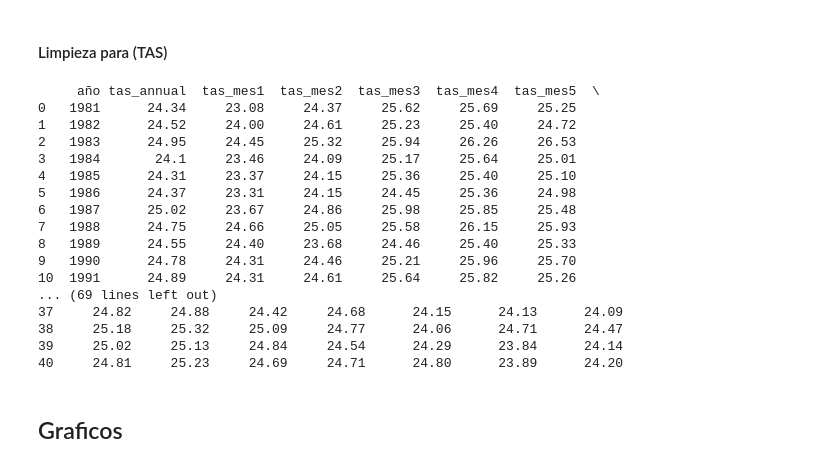
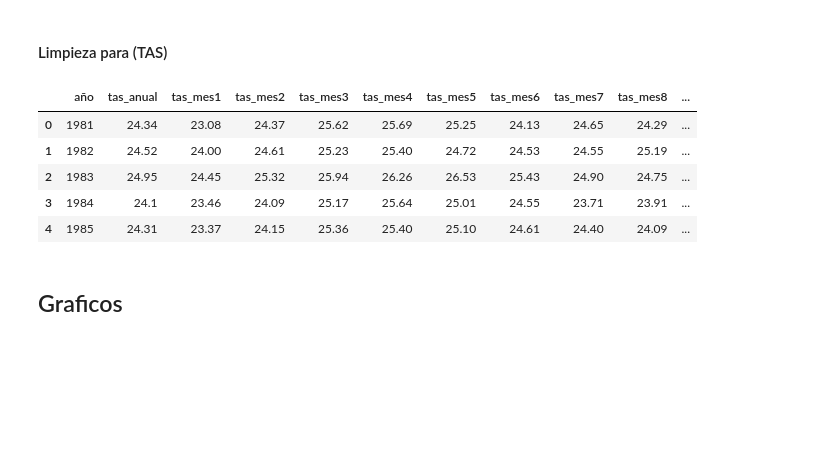
Before and after one commit to jalmengor/experimental-design-project, a Jupyter notebook: experimento.ipynb, the cells around one changed output. Cells and saved outputs as stored; diff of their text form; code cells hidden in the pictures; blank space fills up the shorter version.

```diff
--- a/experimento.ipynb
+++ b/experimento.ipynb
@@ -450,8 +413,8 @@ df_tas_annual = df_tas_annual_all.T.reset_index()
 df_tas_monthly = df_tas_monthly_all.T.reset_index()
 
 # Cambiar nombres de las columnas actuales
-df_tas_annual.columns = ['date', 'tas_annual']
-df_tas_monthly.columns = ['date', 'tas_monthly']
+df_tas_annual.columns = ['date', 'tas_anual']
+df_tas_monthly.columns = ['date', 'tas_mensual']
 
 # Eliminar las filas 0 y 1
 df_tas_annual = df_tas_annual.drop(index=[0, 1]).reset_index(drop=True)
@@ -462,53 +425,43 @@ df_tas_annual['date'] = pd.to_datetime(df_tas_annual['date'])
 df_tas_monthly['date'] = pd.to_datetime(df_tas_monthly['date'])
 
 # # Crear nuevas columnas para año y mes
 df_tas_annual['año'] = df_tas_annual['date'].dt.year
 
 df_tas_monthly['año'] = df_tas_monthly['date'].dt.year
 df_tas_monthly['mes'] = df_tas_monthly['date'].dt.month
 
 # Definir seleccionar en rango de años
 df_tas_annual = df_tas_annual[(df_tas_annual['año'] >= inicio_rango_años_limpieza) & (df_tas_annual['año'] <= fin_rango_años_limpieza)]
 df_tas_monthly = df_tas_monthly[(df_tas_monthly['año'] >= inicio_rango_años_limpieza) & (df_tas_monthly['año'] <= fin_rango_años_limpieza)]
 
 # Crear las nuevas columnas con valores condicionales para todos los meses
 for i in range(1, 13):
-    df_tas_monthly[f'tas_mes{i}'] = df_tas_monthly.apply(lambda row: row['tas_monthly'] if row['mes'] == i else 0, axis=1)
+    df_tas_monthly[f'tas_mes{i}'] = df_tas_monthly.apply(lambda row: row['tas_mensual'] if row['mes'] == i else 0, axis=1)
 
 # Agrupar por año, sumar las nuevas columnas para mensuales
 months = range(1, 13)
 agg_dict = {
     **{f'tas_mes{month}': 'sum' for month in months}
 }
 df_tas_monthly = df_tas_monthly.groupby(['año']).agg(agg_dict).reset_index()
 
 # Agrupar para anuales
-df_tas_annual = df_tas_annual.groupby(['año'])['tas_annual'].sum().reset_index()
+df_tas_annual = df_tas_annual.groupby(['año'])['tas_anual'].sum().reset_index()
 
 
 # Unir los DataFrames por la columna 'año'
 df_tas = pd.merge(df_tas_annual, df_tas_monthly, on='año', how='outer')
 
 # Imprimir
-print(df_tas)
+# print(df_tas)
+df_tas.head()
 # %% [output]
-     año tas_annual  tas_mes1  tas_mes2  tas_mes3  tas_mes4  tas_mes5  \
-0   1981      24.34     23.08     24.37     25.62     25.69     25.25
-1   1982      24.52     24.00     24.61     25.23     25.40     24.72
-2   1983      24.95     24.45     25.32     25.94     26.26     26.53
-3   1984       24.1     23.46     24.09     25.17     25.64     25.01
-4   1985      24.31     23.37     24.15     25.36     25.40     25.10
-5   1986      24.37     23.31     24.15     24.45     25.36     24.98
-6   1987      25.02     23.67     24.86     25.98     25.85     25.48
-7   1988      24.75     24.66     25.05     25.58     26.15     25.93
-8   1989      24.55     24.40     23.68     24.46     25.40     25.33
-9   1990      24.78     24.31     24.46     25.21     25.96     25.70
-10  1991      24.89     24.31     24.61     25.64     25.82     25.26
-... (69 lines left out)
-37     24.82     24.88     24.42     24.68      24.15      24.13      24.09
-38     25.18     25.32     25.09     24.77      24.06      24.71      24.47
-39     25.02     25.13     24.84     24.54      24.29      23.84      24.14
-40     24.81     25.23     24.69     24.71      24.80      23.89      24.20
+|  | año | tas_anual | tas_mes1 | tas_mes2 | tas_mes3 | tas_mes4 | tas_mes5 | tas_mes6 | tas_mes7 | tas_mes8 | ... |
+| 0 | 1981 | 24.34 | 23.08 | 24.37 | 25.62 | 25.69 | 25.25 | 24.13 | 24.65 | 24.29 | ... |
+| 1 | 1982 | 24.52 | 24.00 | 24.61 | 25.23 | 25.40 | 24.72 | 24.53 | 24.55 | 25.19 | ... |
+| 2 | 1983 | 24.95 | 24.45 | 25.32 | 25.94 | 26.26 | 26.53 | 25.43 | 24.90 | 24.75 | ... |
+| 3 | 1984 | 24.1 | 23.46 | 24.09 | 25.17 | 25.64 | 25.01 | 24.55 | 23.71 | 23.91 | ... |
+| 4 | 1985 | 24.31 | 23.37 | 24.15 | 25.36 | 25.40 | 25.10 | 24.61 | 24.40 | 24.09 | ... |
 # %% [markdown]
 ## Graficos
 # %%
```
Also changed, not shown: parts of 4 cells of this notebook.
